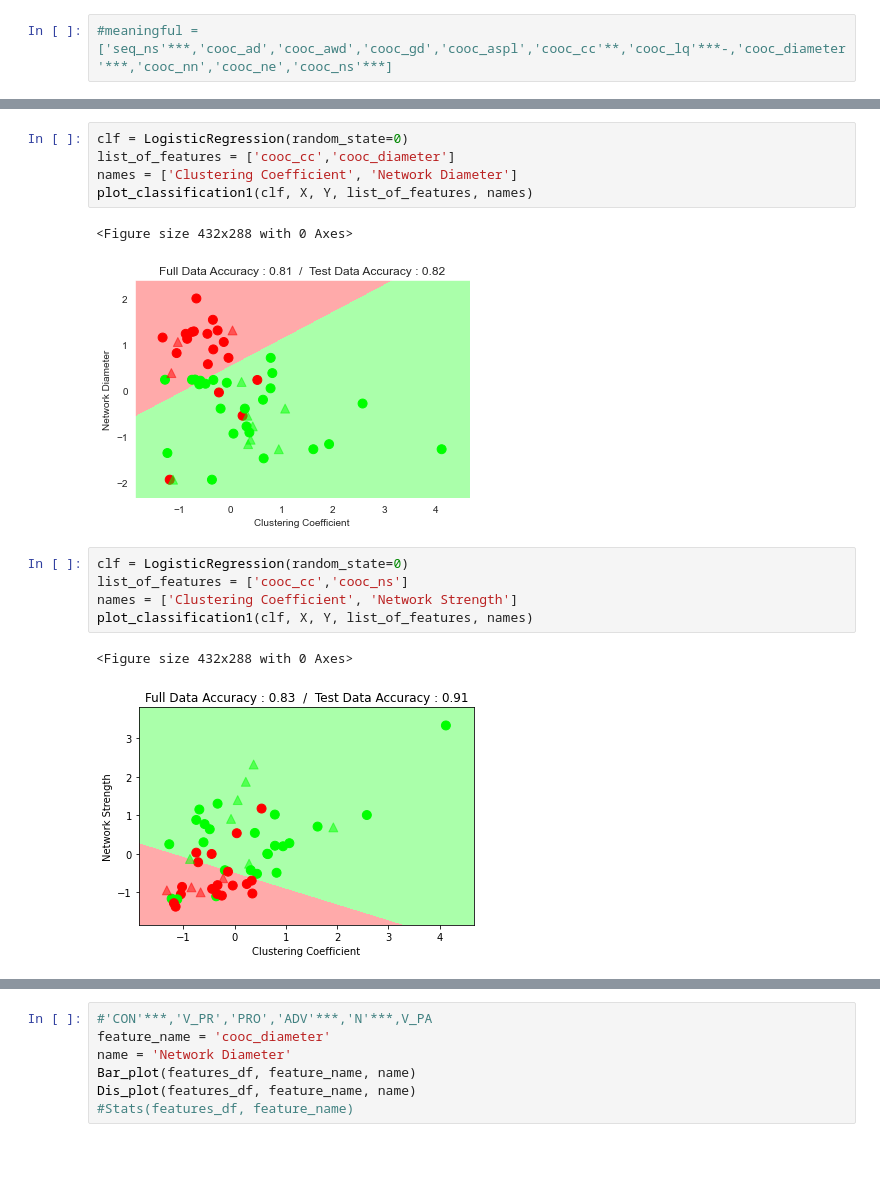
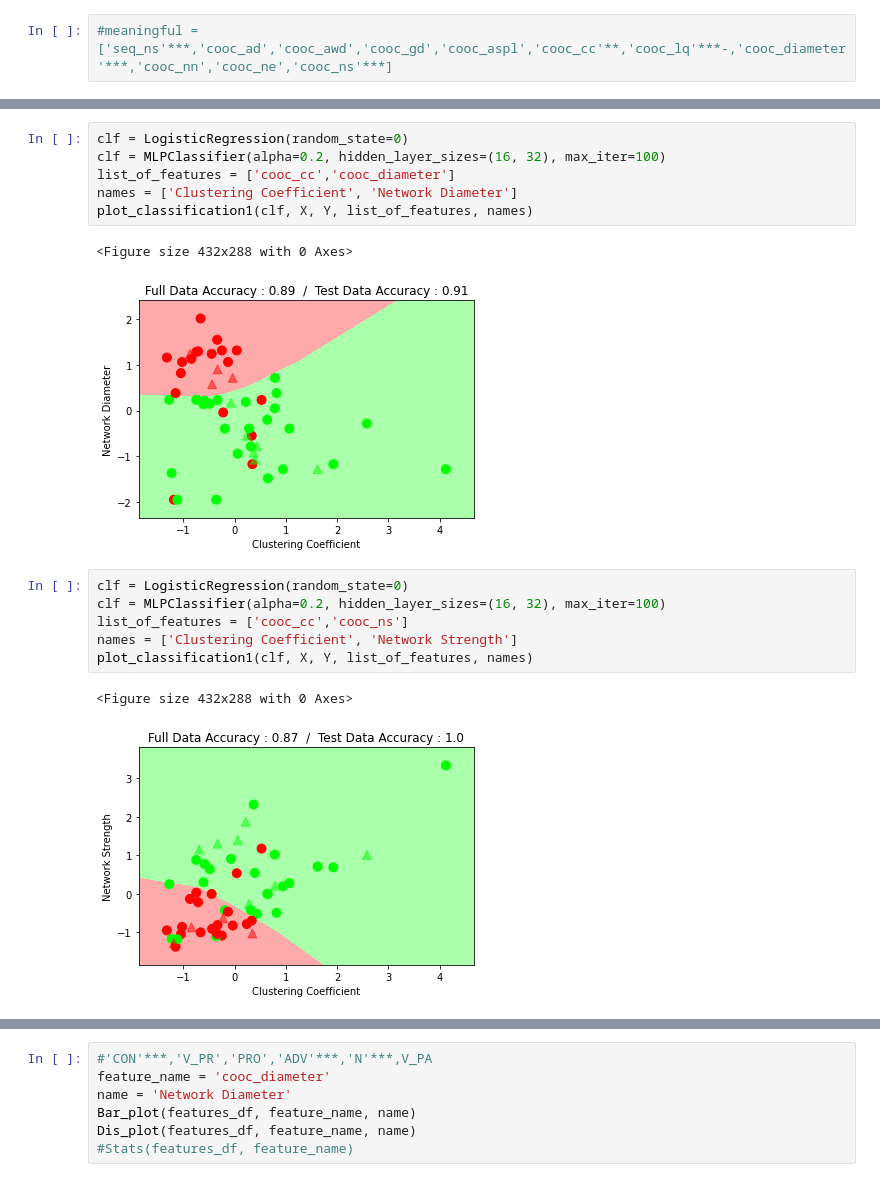
Before and after one commit to bebet75/speech_graph_farsi, a Jupyter notebook: test2.ipynb, the cells around one changed output, grey strips where cells are left out. Drawn from its saved outputs; the diff is of its cells as text; blank space fills up the shorter version.

```diff
--- a/test2.ipynb
+++ b/test2.ipynb
@@ -344,18 +455,20 @@ def plot_classification1(clf, X, y, list_of_features, names):
 # %%
 clf = LogisticRegression(random_state=0)
+clf = MLPClassifier(alpha=0.2, hidden_layer_sizes=(16, 32), max_iter=100)
 list_of_features = ['cooc_cc','cooc_diameter']
 names = ['Clustering Coefficient', 'Network Diameter']
 plot_classification1(clf, X, Y, list_of_features, names)
 # %% [output]
 <Figure size 432x288 with 0 Axes>
-[figure, old version]
+[figure, new version]
 # %%
 clf = LogisticRegression(random_state=0)
+clf = MLPClassifier(alpha=0.2, hidden_layer_sizes=(16, 32), max_iter=100)
 list_of_features = ['cooc_cc','cooc_ns']
 names = ['Clustering Coefficient', 'Network Strength']
 plot_classification1(clf, X, Y, list_of_features, names)
 # %% [output]
 <Figure size 432x288 with 0 Axes>
-[figure, old version]
+[figure, new version]
 # %%
 clf = LogisticRegression(random_state=0)
```
Also changed, not shown: parts of 8 cells of this notebook, 3 other files.
